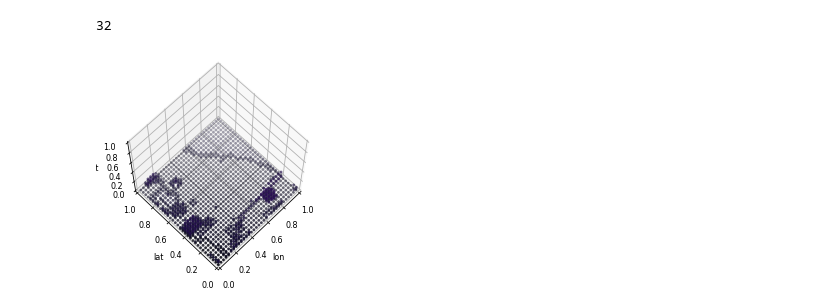
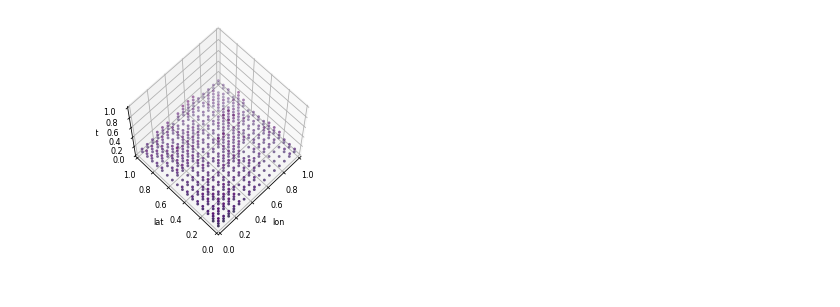
Before and after one commit to RPetitpierre/3D_pointclouds_super-resolution, a Jupyter notebook: show.ipynb, the cells around one changed output. Drawn from its saved outputs; the diff is of its cells as text; code cells hidden in the pictures.

```diff
--- a/show.ipynb
+++ b/show.ipynb
@@ -1,5 +1,4 @@
 # %%
-import argparse
 import numpy
 import os
 import sys
@@ -11,20 +10,9 @@ import matplotlib.cm as cm
 ##
 ##  script - argument and parameter
 ##
-'''
-# create argument parser #
-ml_apar = argparse.ArgumentParser()
 
-# argument directive #
-ml_apar.add_argument( '-r', '--raster', type=str, help='raster path' )
-ml_apar.add_argument( '-p', '--plot'  , type=str, help='plot path'   )
-
-# read argument and parameter #
-ml_args = ml_apar.parse_args()
-'''
-
-ml_args_raster = './raster/raster-000027.ras'
-ml_args_plot = './raster'
+ml_args_raster = './raster/low_res/raster-001155.ras'
+ml_args_plot = './plot'
 
 ##
 ##  script - raster importation
@@ -43,7 +31,6 @@ def ml_raster_import( ml_path ):
 
     # compute raster width #
     ml_width = int( round( ml_size ** ( 1.0 / 3.0 ) ) )
-    print(ml_width)
 
     # import raster data #
     with open( ml_path, 'rb' ) as ml_file:
@@ -115,40 +102,37 @@ ml_figure = plt.figure()
 ml_plot = ml_figure.add_subplot( 111, projection='3d' )
 
 # create scatter plot : s=8 for w=64, s=24 for w=32 #
-ml_plot.scatter(ml_data[:,2], ml_data[:,1], ml_data[:,0], c=ml_data[:,0], s=8, marker='o', edgecolor='none', cmap='inferno', vmin=0.0, vmax=1.25 )
+ml_plot.scatter(ml_data[:,2], ml_data[:,1], ml_data[:,0], c=ml_data[:,0],
+                s=8, marker='o', edgecolor='none', cmap='inferno', vmin=0.0, vmax=1.25 )
 
 # setting axis labels #
 ml_plot.set_xlabel( 'lon' )
 ml_plot.set_ylabel( 'lat' )
 ml_plot.set_zlabel( 'alt' )
 
 # setting axis aspect ratio #
 ml_plot.set_aspect( 'equal' )
 
 # setting axis limits #
 ml_plot.set_xlim( 0.0, 1.0 )
 ml_plot.set_ylim( 0.0, 1.0 )
 ml_plot.set_zlim( 0.0, 1.0 )
 
 # setting plot initial camera view #
 ml_plot.view_init( elev=66, azim=225 )
 
 # update plot font size #
 mpl.rcParams.update( { 'font.size': 8 } )
 
 # check display switch #
 if ( ml_args_plot is not None ):
 
     # export figure #
     plt.savefig( ml_args_plot, bbox_inches='tight' )
 
 else:
 
     # display figure #
     plt.show()
-
-# destroy figure #
-#plt.close( ml_figure )
 # %% [output]
-32
-[figure, old version]
+[figure, new version]
```
